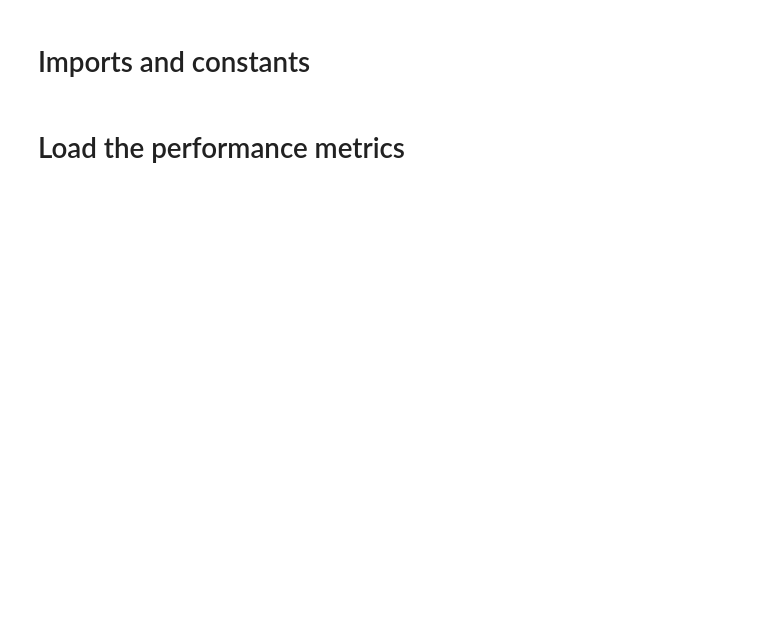
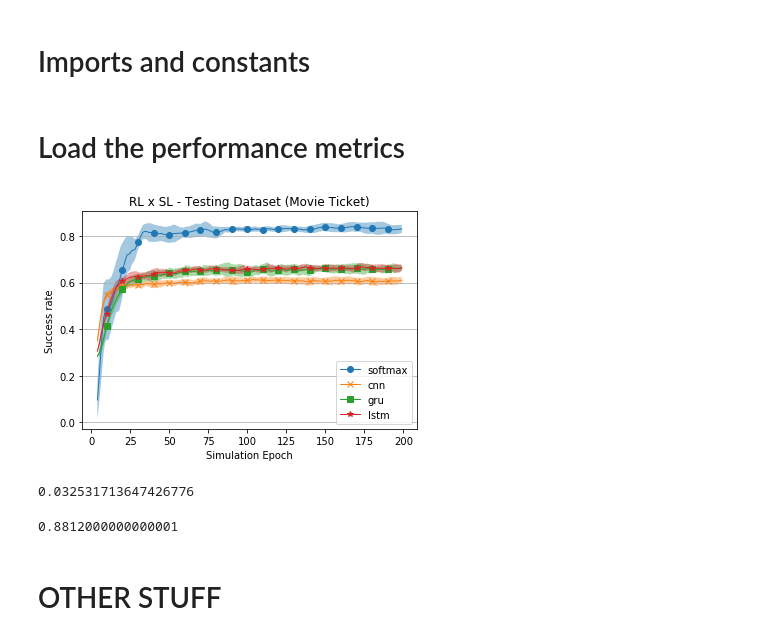
Before and after one commit to brunonishimoto/tcc, a Jupyter notebook: notebooks/Plot graphs.ipynb, the cells around one changed output. Saved outputs shown, nothing was run; the diff lists cells and outputs as text; code cells hidden in the pictures; blank space fills up the shorter version.

```diff
--- a/notebooks/Plot graphs.ipynb
+++ b/notebooks/Plot graphs.ipynb
@@ -42,4 +46,4 @@ def merge_runs(df, metric):
     merged = pd.DataFrame(index=range(len(df)), columns=[int(x) for x in df[0][metric].keys()])
     for run in range(len(df)):
         merged.loc[run] = list(df[run][metric].values())
-    return merged[:10000]
+    return merged[:20000]
@@ -72,3 +84,73 @@ std_round_boltz = round_boltz_df.std().rolling(5).mean()
+# %%
+mean_success_3 = success_3_df.mean().rolling(5).mean()
+std_success_3 = success_3_df.std().rolling(5).mean()
+
+# mean_reward_3 = reward_3_df.mean().rolling(5).mean()
+# std_reward_3 = reward_3_df.std().rolling(5).mean()
+
+# mean_partial_3 = partial_3_df.mean().rolling(5).mean()
+# std_partial_3 = partial_3_df.std().rolling(5).mean()
+# %%
+mean_success_4 = success_4_df.mean().rolling(5).mean()
+std_success_4 = success_4_df.std().rolling(5).mean()
+
+# mean_reward_4 = reward_4_df.mean().rolling(5).mean()
+# std_reward_4 = reward_4_df.std().rolling(5).mean()
+
+# mean_partial_4 = partial_4_df.mean().rolling(5).mean()
+# std_partial_4 = partial_4_df.std().rolling(5).mean()
+# %%
+confidence = 1.96
+EPOCHS = 200
+NUM_SAMPLES = 5
+
+low_success_1 = mean_success_1 - confidence * (std_success_1 / math.sqrt(NUM_SAMPLES))
+high_success_1 = mean_success_1 + confidence * (std_success_1 / math.sqrt(NUM_SAMPLES))
+
+low_success_2 = mean_success_2 - confidence * (std_success_2 / math.sqrt(NUM_SAMPLES))
+high_success_2 = mean_success_2 + confidence * (std_success_2 / math.sqrt(NUM_SAMPLES))
+
+low_success_3 = mean_success_3 - confidence * (std_success_3 / math.sqrt(NUM_SAMPLES))
+high_success_3 = mean_success_3 + confidence * (std_success_3 / math.sqrt(NUM_SAMPLES))
+
+low_success_4 = mean_success_4 - confidence * (std_success_4 / math.sqrt(NUM_SAMPLES))
+high_success_4 = mean_success_4 + confidence * (std_success_4 / math.sqrt(NUM_SAMPLES))
+
+plt.xlabel('Simulation Epoch')
+plt.ylabel('Success rate')
+plt.title('RL x SL - Testing Dataset (Movie Ticket)')
+plt.grid(b=True, axis='y')
+
+plt.plot(mean_success_1.index[:EPOCHS] / 100, mean_success_1[:EPOCHS], lw=1, label='softmax', marker='o', markevery=10)
+plt.fill_between(mean_success_1.index[:EPOCHS] / 100, low_success_1[:EPOCHS], high_success_1[:EPOCHS], alpha=0.4)
+
+plt.plot(mean_success_2.index[:EPOCHS] / 100, mean_success_2[:EPOCHS], lw=1, label='cnn', marker='x', markevery=10)
+plt.fill_between(mean_success_2.index[:EPOCHS] / 100, low_success_2[:EPOCHS], high_success_2[:EPOCHS], alpha=0.4)
+
+plt.plot(mean_success_3.index[:EPOCHS] / 100, mean_success_3[:EPOCHS], lw=1, label='gru', marker='s', markevery=10)
+plt.fill_between(mean_success_3.index[:EPOCHS] / 100, low_success_3[:EPOCHS], high_success_3[:EPOCHS], alpha=0.4)
+
+plt.plot(mean_success_4.index[:EPOCHS] / 100, mean_success_4[:EPOCHS], lw=1, label='lstm', marker='*', markevery=10)
+plt.fill_between(mean_success_4.index[:EPOCHS] / 100, low_success_4[:EPOCHS], high_success_4[:EPOCHS], alpha=0.4)
+
+plt.legend()
+
+if SAVE_FIG:
+    plt.savefig(os.path.join(ASSESTS_PATH, 'comparison_sl_rl_test.png'))
+
+plt.show()
+# %% [output]
+[figure, added]
+# %%
+confidence * (std_success_random / math.sqrt(NUM_SAMPLES))[19900]
+# %% [output]
+0.032531713647426776
+# %%
+mean_success_random[19900]
+# %% [output]
+0.8812000000000001
+# %% [markdown]
+# OTHER STUFF
 # %%
 confidence = 1.96
 # %%
```
Also changed, not shown: parts of 25 cells of this notebook, 6 other files.
